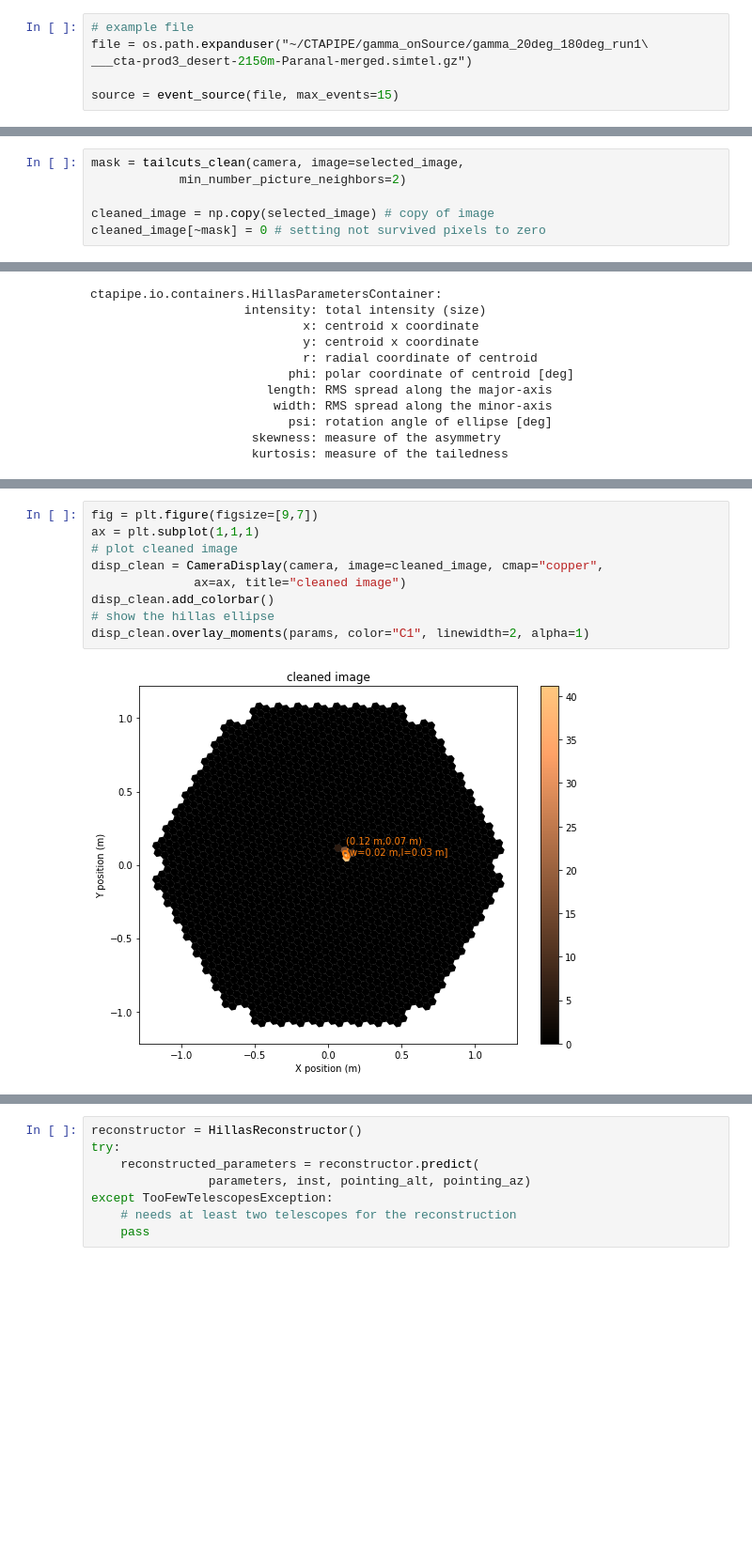
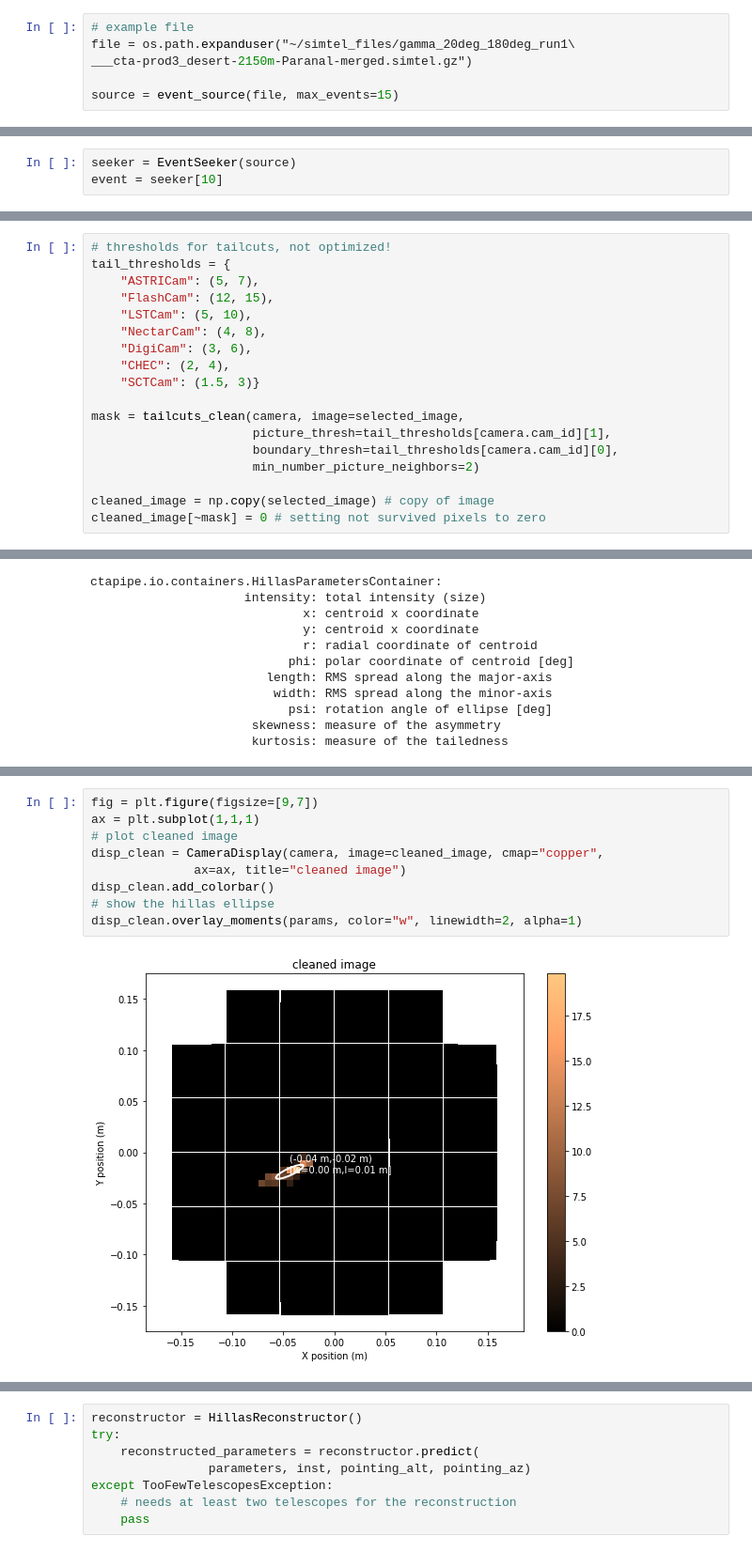
Before and after one commit to kpfrang/CTA-analysis, a Jupyter notebook: Notebooks/mono_analysis.ipynb, the cells around one changed output, grey strips where cells are left out. Shown: that part at 94% size. Cells and saved outputs as stored; diff of their text form; blank space fills up the shorter version.

Commit message:
Improving comments and selecting event

```diff
--- a/Notebooks/mono_analysis.ipynb
+++ b/Notebooks/mono_analysis.ipynb
@@ -36,7 +43,7 @@ import os
 Set up `event_source` to read the events from simtel file. The reading of the simulation files is based on the package [pyhessio](https://github.com/cta-observatory/pyhessio).
 # %%
 # example file
-file = os.path.expanduser("~/CTAPIPE/gamma_onSource/gamma_20deg_180deg_run1\
+file = os.path.expanduser("~/simtel_files/gamma_20deg_180deg_run1\
 ___cta-prod3_desert-2150m-Paranal-merged.simtel.gz")
 
 source = event_source(file, max_events=15)
@@ -63,0 +57,3 @@ ctapipe.io.containers.DataContainer:
+# %%
+seeker = EventSeeker(source)
+event = seeker[10]
@@ -184,6 +181,18 @@ By default, `tailcuts_clean` will apply the same thresholds for all telescope ty
 # %%
+# thresholds for tailcuts, not optimized!
+tail_thresholds = {
+    "ASTRICam": (5, 7),
+    "FlashCam": (12, 15),
+    "LSTCam": (5, 10),
+    "NectarCam": (4, 8),
+    "DigiCam": (3, 6),
+    "CHEC": (2, 4),
+    "SCTCam": (1.5, 3)}
+
 mask = tailcuts_clean(camera, image=selected_image,
-            min_number_picture_neighbors=2)
+                      picture_thresh=tail_thresholds[camera.cam_id][1],
+                      boundary_thresh=tail_thresholds[camera.cam_id][0],
+                      min_number_picture_neighbors=2)
 
 cleaned_image = np.copy(selected_image) # copy of image
 cleaned_image[~mask] = 0 # setting not survived pixels to zero
@@ -229,13 +238,13 @@ Cleaned image including the hillas ellips.
 # %%
 fig = plt.figure(figsize=[9,7])
 ax = plt.subplot(1,1,1)
 # plot cleaned image
 disp_clean = CameraDisplay(camera, image=cleaned_image, cmap="copper",
               ax=ax, title="cleaned image")
 disp_clean.add_colorbar()
 # show the hillas ellipse
-disp_clean.overlay_moments(params, color="C1", linewidth=2, alpha=1)
+disp_clean.overlay_moments(params, color="w", linewidth=2, alpha=1)
 # %% [output]
-[figure, old version]
+[figure, new version]
 # %% [markdown]
 <a id='template'></a>
```
Also changed, not shown: parts of 27 cells of this notebook.
